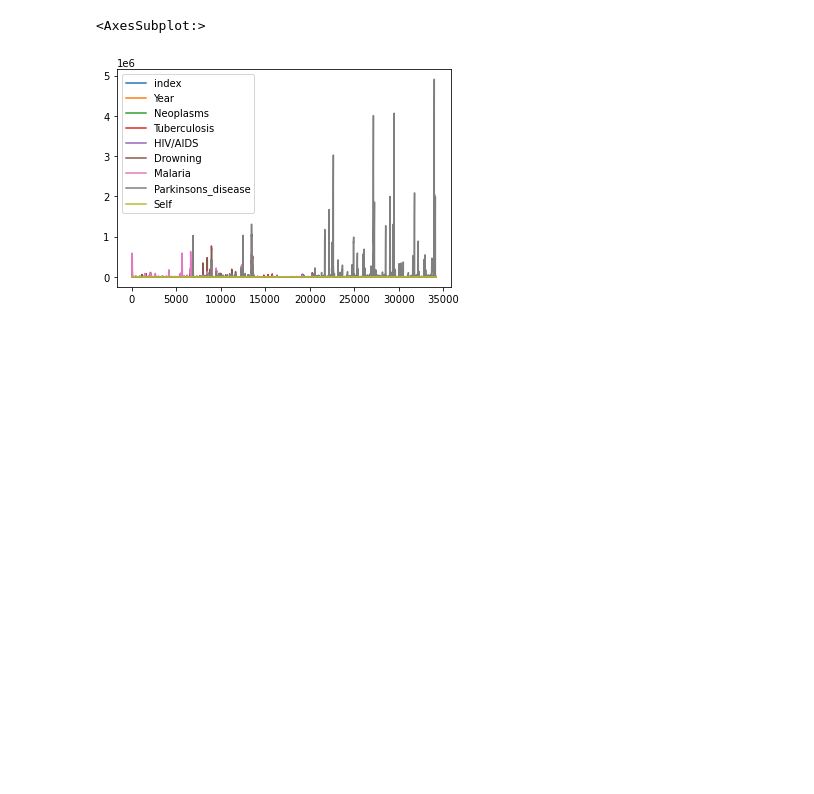
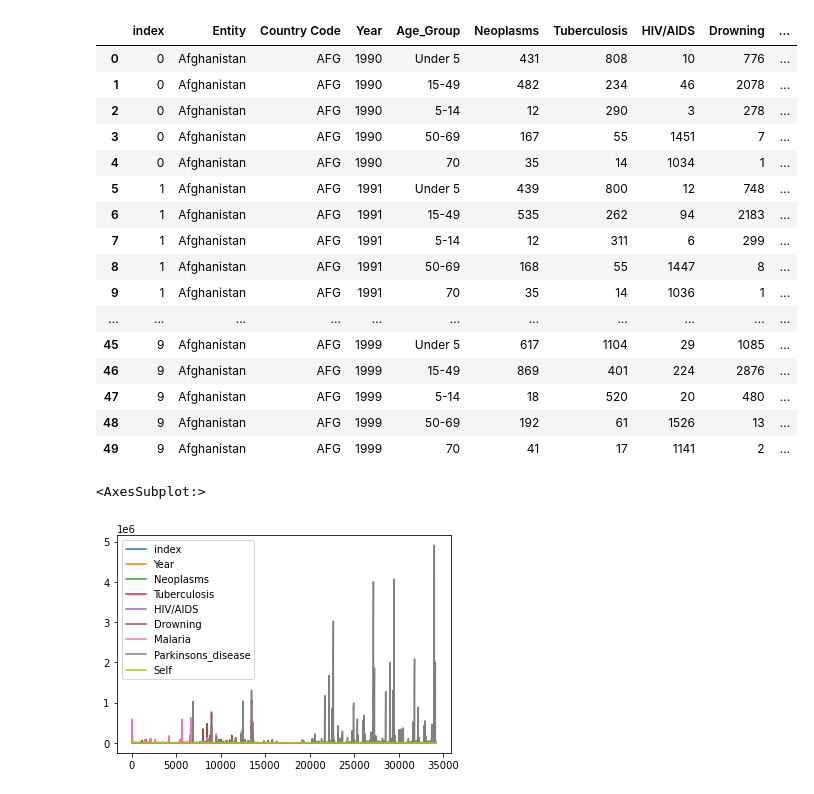
Before and after one commit to chgallegos/CAPSTONE-mortality-prediction, a Jupyter notebook: Machine_Learning/linear_module.ipynb, the cells around one changed output. Saved outputs shown, nothing was run; the diff lists cells and outputs as text; code cells hidden in the pictures; blank space fills up the shorter version.

```diff
--- a/Machine_Learning/linear_module.ipynb
+++ b/Machine_Learning/linear_module.ipynb
@@ -52,6 +54,27 @@ country_pop_df.head()
 | 2 | AFG | 1992 | 14485543.0 |
 | 3 | AFG | 1993 | 15816601.0 |
 | 4 | AFG | 1994 | 17075728.0 |
+# %%
+Cause_df = pd.merge(Cause_df,country_pop_df, on=['Country Code', 'Year'])
+Cause_df.head(50)
+# %% [output]
+|  | index | Entity | Country Code | Year | Age_Group | Neoplasms | Tuberculosis | HIV/AIDS | Drowning | ... |
+| 0 | 0 | Afghanistan | AFG | 1990 | Under 5 | 431 | 808 | 10 | 776 | ... |
+| 1 | 0 | Afghanistan | AFG | 1990 | 15-49 | 482 | 234 | 46 | 2078 | ... |
+| 2 | 0 | Afghanistan | AFG | 1990 | 5-14 | 12 | 290 | 3 | 278 | ... |
+| 3 | 0 | Afghanistan | AFG | 1990 | 50-69 | 167 | 55 | 1451 | 7 | ... |
+| 4 | 0 | Afghanistan | AFG | 1990 | 70 | 35 | 14 | 1034 | 1 | ... |
+| 5 | 1 | Afghanistan | AFG | 1991 | Under 5 | 439 | 800 | 12 | 748 | ... |
+| 6 | 1 | Afghanistan | AFG | 1991 | 15-49 | 535 | 262 | 94 | 2183 | ... |
+| 7 | 1 | Afghanistan | AFG | 1991 | 5-14 | 12 | 311 | 6 | 299 | ... |
+| 8 | 1 | Afghanistan | AFG | 1991 | 50-69 | 168 | 55 | 1447 | 8 | ... |
+| 9 | 1 | Afghanistan | AFG | 1991 | 70 | 35 | 14 | 1036 | 1 | ... |
+| ... | ... | ... | ... | ... | ... | ... | ... | ... | ... | ... |
+| 45 | 9 | Afghanistan | AFG | 1999 | Under 5 | 617 | 1104 | 29 | 1085 | ... |
+| 46 | 9 | Afghanistan | AFG | 1999 | 15-49 | 869 | 401 | 224 | 2876 | ... |
+| 47 | 9 | Afghanistan | AFG | 1999 | 5-14 | 18 | 520 | 20 | 480 | ... |
+| 48 | 9 | Afghanistan | AFG | 1999 | 50-69 | 192 | 61 | 1526 | 13 | ... |
+| 49 | 9 | Afghanistan | AFG | 1999 | 70 | 41 | 17 | 1141 | 2 | ... |
 # %%
 # Attempt to plot
 Cause_df.plot()
```
Also changed, not shown: parts of 2 cells of this notebook.
